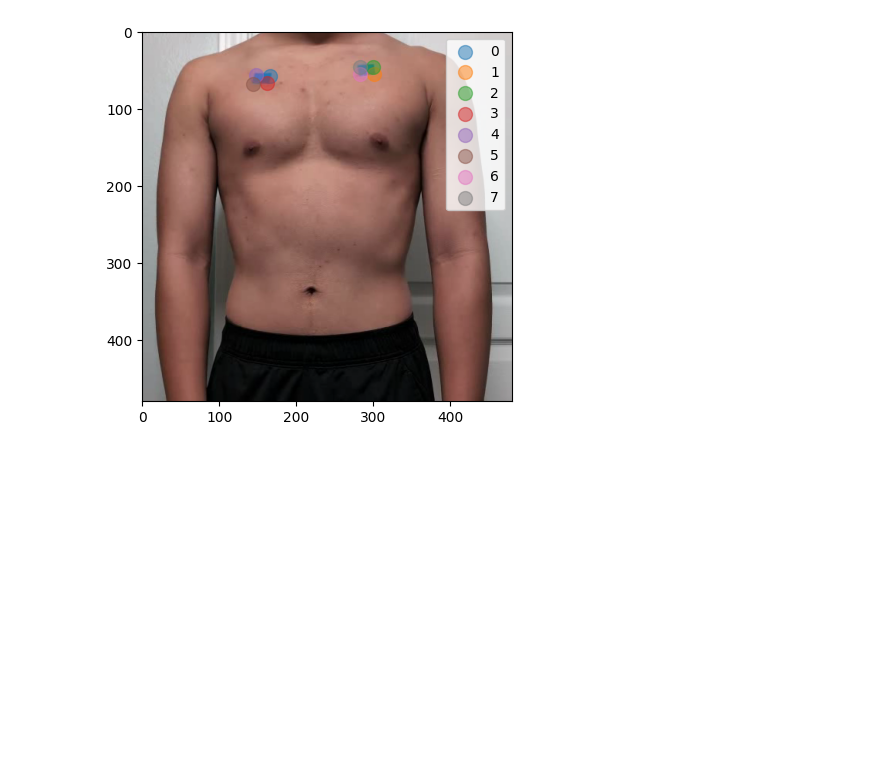
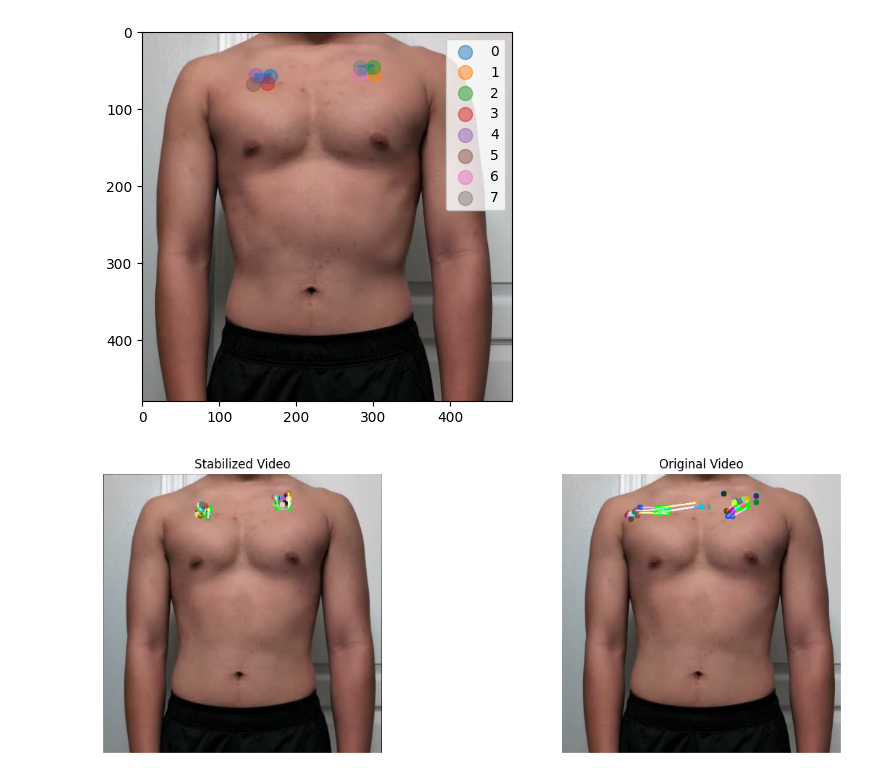
Before and after one commit to tiandahuang/chest-rppg, a Jupyter notebook: motion_track_marker.ipynb, the cells around one changed output. Saved outputs shown, nothing was run; the diff lists cells and outputs as text; code cells hidden in the pictures; blank space fills up the shorter version.

Commit message:
optical flow drawings

```diff
--- a/motion_track_marker.ipynb
+++ b/motion_track_marker.ipynb
@@ -102,7 +102,7 @@ def stabilize_video(video_path):
     winSize=(15, 15),
     maxLevel=2,
     criteria=(cv2.TERM_CRITERIA_EPS | cv2.TERM_CRITERIA_COUNT, 10, 0.03))
-  RESET_INDEX = 100 # number of frames before resetting transform matrix
+  RESET_INDEX = 0 # number of frames before resetting transform matrix
   SAVE_VIDEO = True # save video vs display only
 
   # Define variables for tracking
@@ -152,6 +152,10 @@ def stabilize_video(video_path):
     h, w = frame.shape[:2]
     # avg_mv = np.mean(mv, axis=0)
     transform = M @ last_transform
+    # reset transformation as needed
+    if RESET_INDEX and len(mv) % RESET_INDEX == 0:
+      transform = np.eye(3)
+      mv = [transform]
     last_transform = transform
     inv_M = cv2.invertAffineTransform(transform[:2])
     stabilized_frame = cv2.warpAffine(frame, inv_M, (w, h))
@@ -199,0 +210,61 @@ if len(cropped_frames) != 0:
+# %%
+def draw_optical_flow(frame, prev_pts, curr_pts, mask):
+    color = np.random.randint(0, 255, (100, 3))
+
+    # Draw the tracks
+    for i, (new, old) in enumerate(zip(curr_pts, prev_pts)):
+        a, b = new.ravel()
+        c, d = old.ravel()
+        mask = cv2.line(mask, (int(a), int(b)), (int(c), int(d)), color[i].tolist(), 2)
+        frame = cv2.circle(frame, (int(a), int(b)), 5, color[i].tolist(), -1)
+
+    return cv2.add(frame, mask)
+# %%
+# draw optical flow using 10 frames for both original and stabilized video
+n = 2
+FRAME_NUM = 0
+prev_frame = stabilized_frames[FRAME_NUM]
+prev_kp_frame = kp_preprocess(prev_frame)
+prev_pts = get_kp(prev_kp_frame)
+
+# side by side comparison
+prev_frame_og = original_frames[FRAME_NUM]
+prev_kp_frame_og = kp_preprocess(prev_frame_og)
+prev_pts_og = get_kp(prev_kp_frame_og)
+
+mask = np.zeros_like(prev_frame)
+mask_og = np.zeros_like(prev_frame_og)
+
+for i in range(FRAME_NUM+1, FRAME_NUM+n):
+    curr_frame = stabilized_frames[i]
+    curr_kp_frame = kp_preprocess(curr_frame)
+    curr_pts, status, err = cv2.calcOpticalFlowPyrLK(prev_kp_frame, curr_kp_frame, prev_pts, None)
+
+    curr_frame_og = original_frames[i]
+    curr_kp_frame_og = kp_preprocess(curr_frame_og)
+    curr_pts_og, status_og, err_og = cv2.calcOpticalFlowPyrLK(prev_kp_frame_og, curr_kp_frame_og, prev_pts_og, None)
+
+    mask = draw_optical_flow(curr_frame, prev_pts[status == 1], curr_pts[status == 1], mask)
+    mask_og = draw_optical_flow(curr_frame_og, prev_pts_og[status_og == 1], curr_pts_og[status_og == 1], mask_og)
+
+    prev_kp_frame = curr_kp_frame.copy()
+    prev_pts = curr_pts[status == 1].reshape(-1, 1, 2)
+
+    prev_kp_frame_og = curr_kp_frame_og.copy()
+    prev_pts_og = curr_pts_og[status_og == 1].reshape(-1, 1, 2)
+
+# convert to RGB
+frame = cv2.cvtColor(mask, cv2.COLOR_BGR2RGB)
+frame_og = cv2.cvtColor(mask_og, cv2.COLOR_BGR2RGB)
+
+# create subplots
+fig, ax = plt.subplots(1, 2, figsize=(15, 5), sharex=True, sharey=True)
+ax[0].imshow(frame)
+ax[0].set_title('Stabilized Video')
+ax[0].axis('off')
+ax[1].imshow(frame_og)
+ax[1].set_title('Original Video')
+ax[1].axis('off')
+plt.show()
+# %% [output]
+[figure, added]
```
Also changed, not shown: parts of 1 cell of this notebook.
